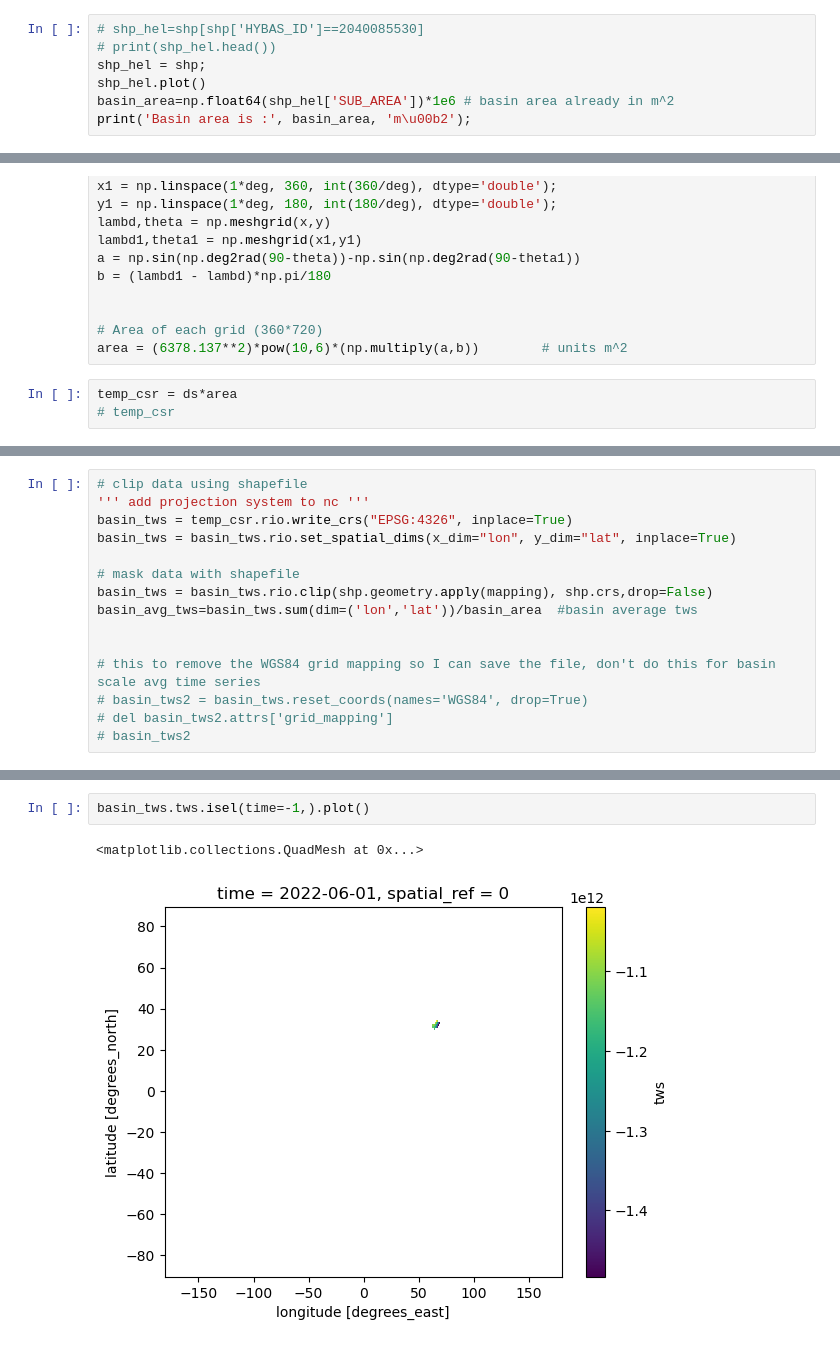
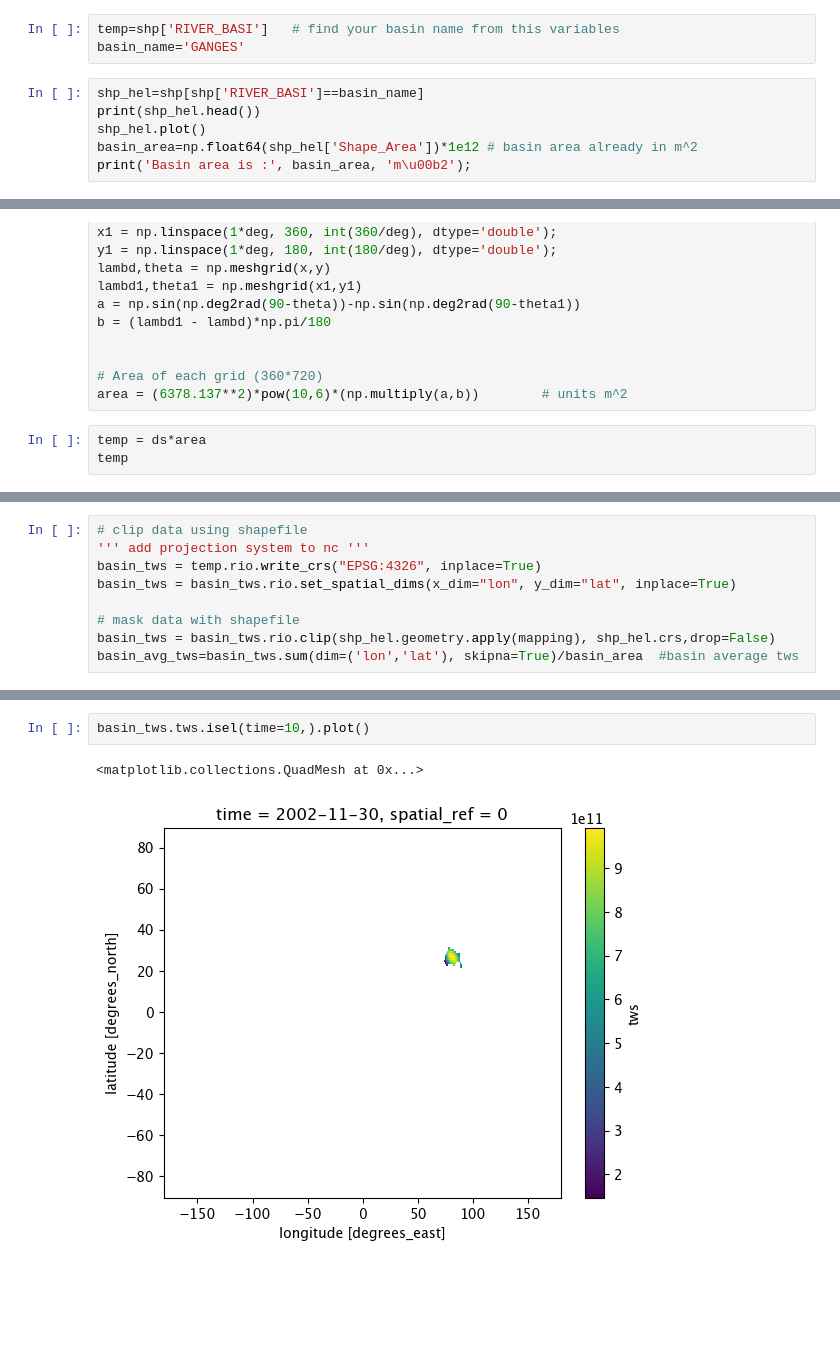
Before and after one commit to GESS-research-group/pyshbundle, a Jupyter notebook: master.ipynb, the cells around one changed output, grey strips where cells are left out. Drawn from its saved outputs; the diff is of its cells as text; blank space fills up the shorter version.

```diff
--- a/master.ipynb
+++ b/master.ipynb
@@ -221,8 +283,10 @@ shp.head()
+# %%
+temp=shp['RIVER_BASI']   # find your basin name from this variables
+basin_name='GANGES'
 # %%
-# shp_hel=shp[shp['HYBAS_ID']==2040085530]
-# print(shp_hel.head())
-shp_hel = shp;
+shp_hel=shp[shp['RIVER_BASI']==basin_name]
+print(shp_hel.head())
 shp_hel.plot()
-basin_area=np.float64(shp_hel['SUB_AREA'])*1e6 # basin area already in m^2
+basin_area=np.float64(shp_hel['Shape_Area'])*1e12 # basin area already in m^2
 print('Basin area is :', basin_area, 'm\u00b2');
 # %% [output]
@@ -245,5 +314,5 @@ b = (lambd1 - lambd)*np.pi/180
 # Area of each grid (360*720)
 area = (6378.137**2)*pow(10,6)*(np.multiply(a,b))        # units m^2
 # %%
-temp_csr = ds*area
-# temp_csr
+temp = ds*area
+temp
@@ -250,18 +330,12 @@ temp_csr = ds*area
 # %%
 # clip data using shapefile
 ''' add projection system to nc '''
-basin_tws = temp_csr.rio.write_crs("EPSG:4326", inplace=True)
+basin_tws = temp.rio.write_crs("EPSG:4326", inplace=True)
 basin_tws = basin_tws.rio.set_spatial_dims(x_dim="lon", y_dim="lat", inplace=True)
 
 # mask data with shapefile
-basin_tws = basin_tws.rio.clip(shp.geometry.apply(mapping), shp.crs,drop=False)
-basin_avg_tws=basin_tws.sum(dim=('lon','lat'))/basin_area  #basin average tws
-
-
-# this to remove the WGS84 grid mapping so I can save the file, don't do this for basin scale avg time series
-# basin_tws2 = basin_tws.reset_coords(names='WGS84', drop=True)
-# del basin_tws2.attrs['grid_mapping']
-# basin_tws2
+basin_tws = basin_tws.rio.clip(shp_hel.geometry.apply(mapping), shp_hel.crs,drop=False)
+basin_avg_tws=basin_tws.sum(dim=('lon','lat'), skipna=True)/basin_area  #basin average tws
 # %%
 basin_tws
 # %% [output]
@@ -277,7 +351,7 @@ Data variables:
 Attributes:
     description:  TWS Anomaly corresponding to long term (2004-2010) mean \n ...
 # %%
-basin_tws.tws.isel(time=-1,).plot()
+basin_tws.tws.isel(time=10,).plot()
 # %% [output]
 <matplotlib.collections.QuadMesh at 0x...>
-[figure, old version]
+[figure, new version]
```
Also changed, not shown: parts of 45 cells of this notebook, 27 other files.
